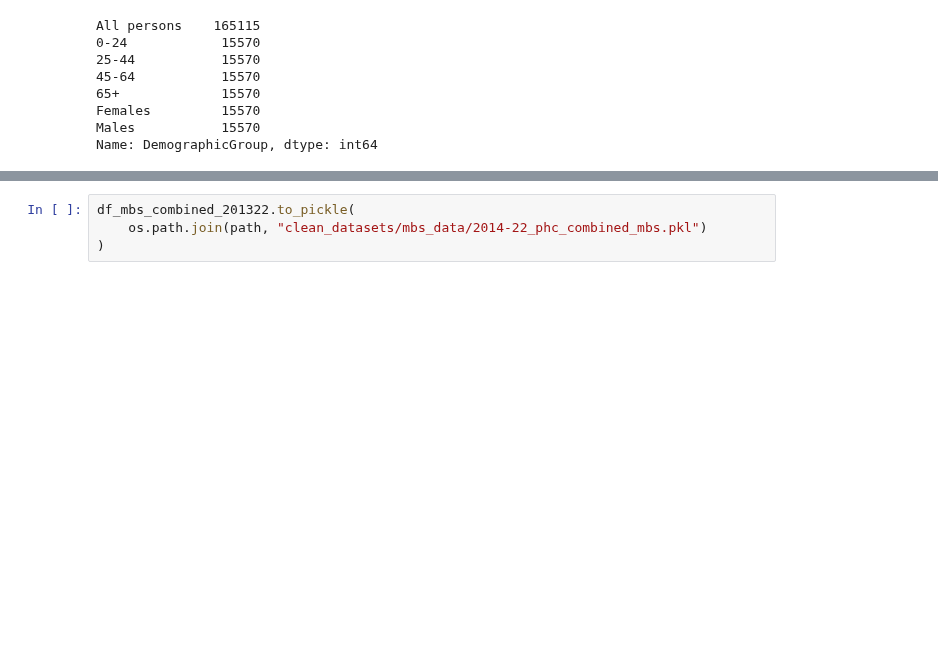
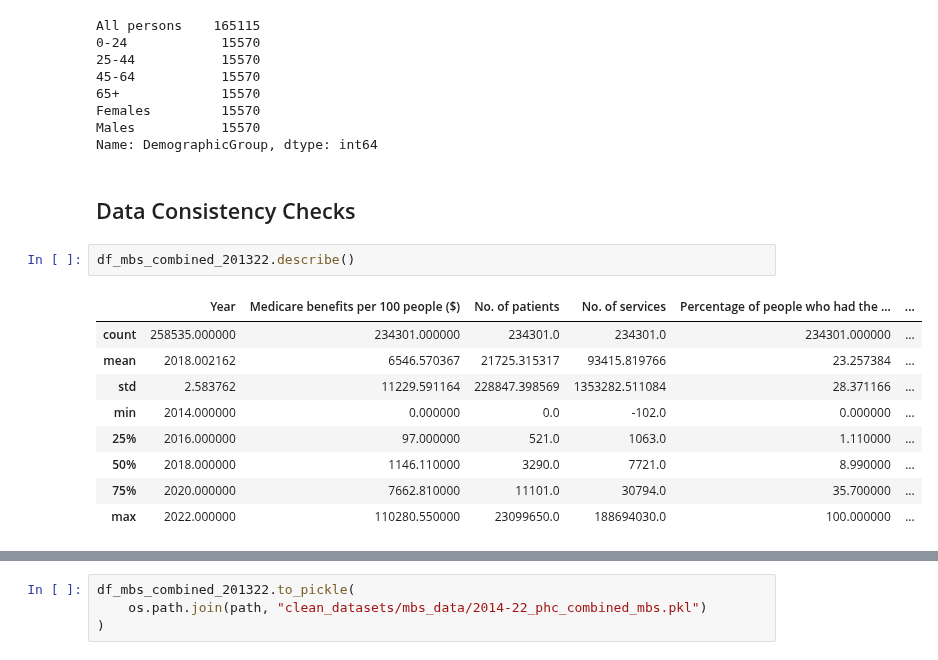
Before and after one commit to jiniep/mbs_analysis, a Jupyter notebook: scripts/2_mbs_combine_datasets.ipynb, the cells around one changed output, grey strips where cells are left out. Drawn from its saved outputs; the diff is of its cells as text; blank space fills up the shorter version.

```diff
--- a/scripts/2_mbs_combine_datasets.ipynb
+++ b/scripts/2_mbs_combine_datasets.ipynb
@@ -1539,3 +1543,17 @@ All persons    165115
 Females         15570
 Males           15570
 Name: DemographicGroup, dtype: int64
+# %% [markdown]
+## Data Consistency Checks
+# %%
+df_mbs_combined_201322.describe()
+# %% [output]
+|  | Year | Medicare benefits per 100 people ($) | No. of patients | No. of services | Percentage of people who had the ... | ... |
+| count | 258535.000000 | 234301.000000 | 234301.0 | 234301.0 | 234301.000000 | ... |
+| mean | 2018.002162 | 6546.570367 | 21725.315317 | 93415.819766 | 23.257384 | ... |
+| std | 2.583762 | 11229.591164 | 228847.398569 | 1353282.511084 | 28.371166 | ... |
+| min | 2014.000000 | 0.000000 | 0.0 | -102.0 | 0.000000 | ... |
+| 25% | 2016.000000 | 97.000000 | 521.0 | 1063.0 | 1.110000 | ... |
+| 50% | 2018.000000 | 1146.110000 | 3290.0 | 7721.0 | 8.990000 | ... |
+| 75% | 2020.000000 | 7662.810000 | 11101.0 | 30794.0 | 35.700000 | ... |
+| max | 2022.000000 | 110280.550000 | 23099650.0 | 188694030.0 | 100.000000 | ... |
```
Also changed, not shown: parts of 57 cells of this notebook, 2 other files.
